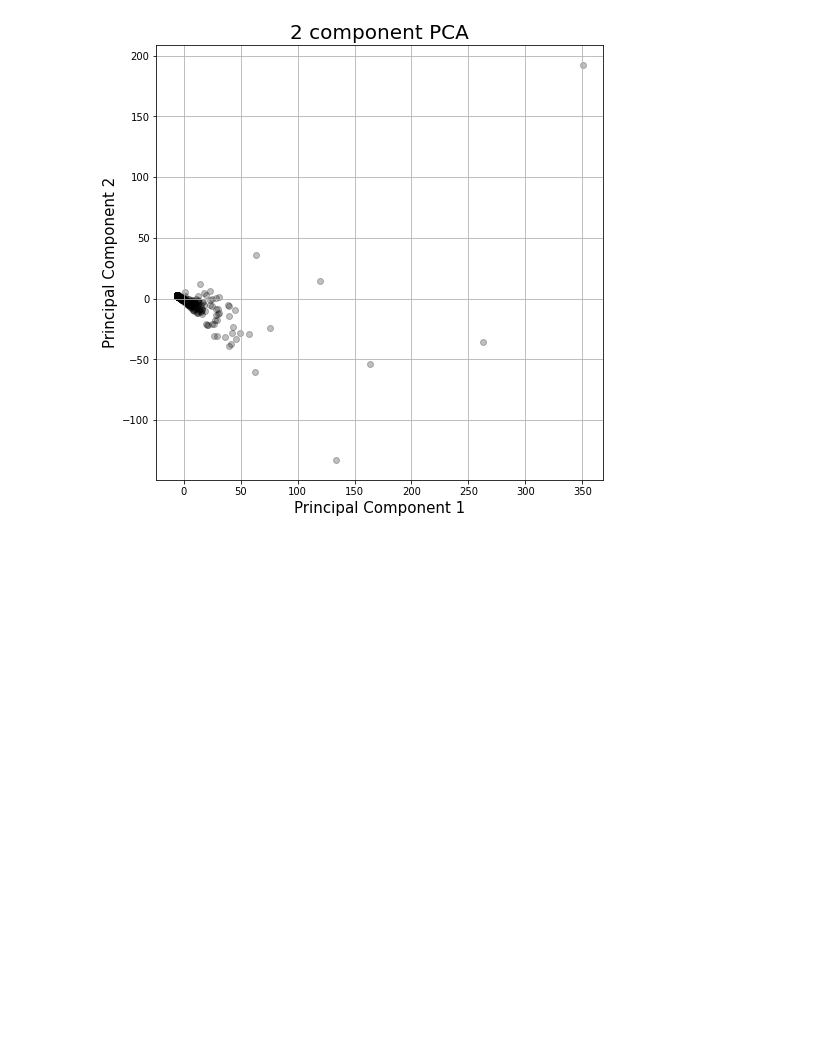
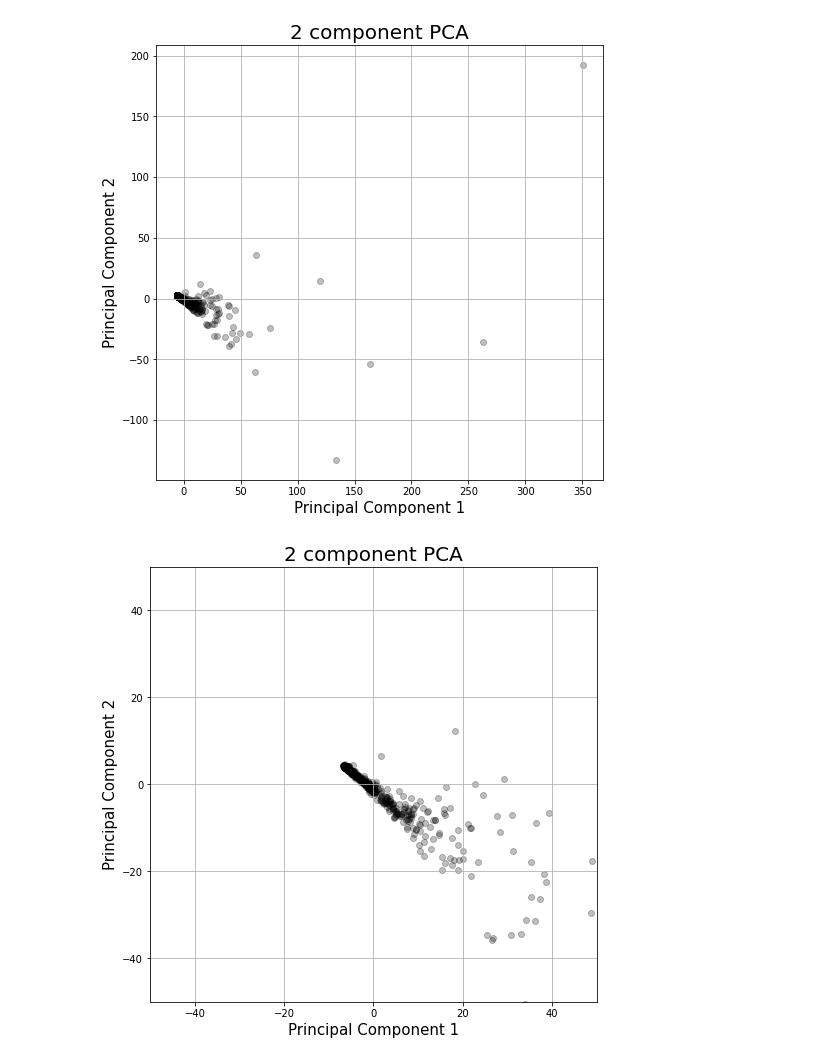
Before and after one commit to RileyWClarke/BiancoGroup, a Jupyter notebook: Notebooks/fftfilter2.ipynb, the cells around one changed output. Drawn from its saved outputs; the diff is of its cells as text; code cells hidden in the pictures; blank space fills up the shorter version.

```diff
--- a/Notebooks/fftfilter2.ipynb
+++ b/Notebooks/fftfilter2.ipynb
@@ -604,3 +604,17 @@ ax.scatter(pca_df['principal component 1'].values,
 ax.grid()
 # %% [output]
 [figure]
+# %%
+fig = plt.figure(figsize = (8,8))
+ax = fig.add_subplot(1,1,1)
+ax.set_xlabel('Principal Component 1', fontsize = 15)
+ax.set_ylabel('Principal Component 2', fontsize = 15)
+ax.set_title('2 component PCA', fontsize = 20)
+
+ax.scatter(pca_df['principal component 1'].values,
+           pca_df['principal component 2'].values, c='k', alpha = 0.25)
+ax.set_xlim(-50,50)
+ax.set_ylim(-50,50)
+ax.grid()
+# %% [output]
+[figure, added]
```
